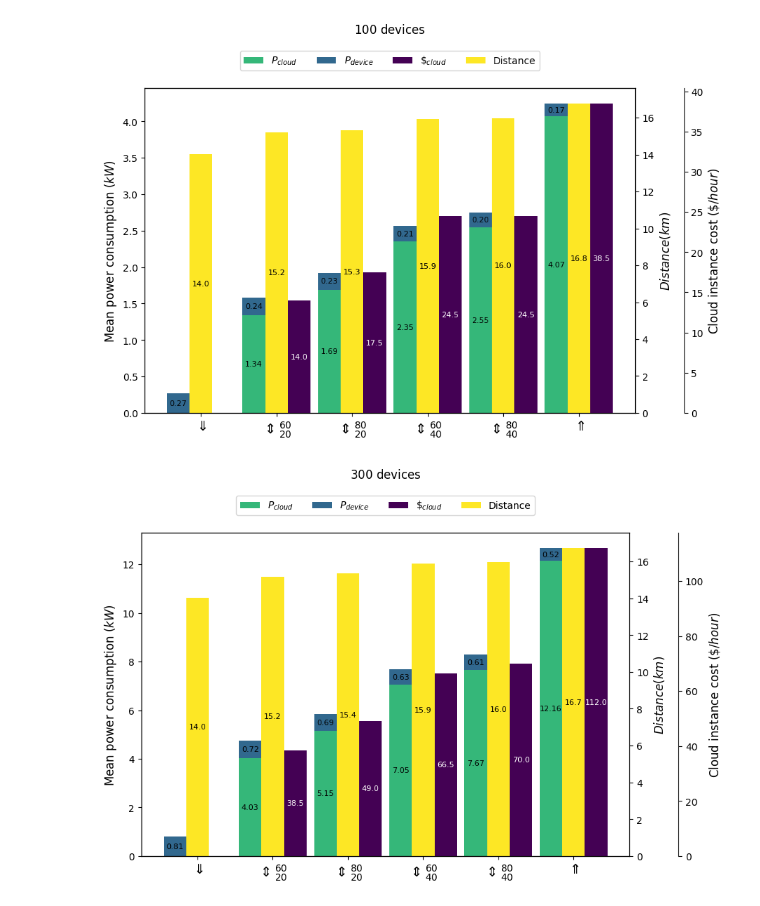
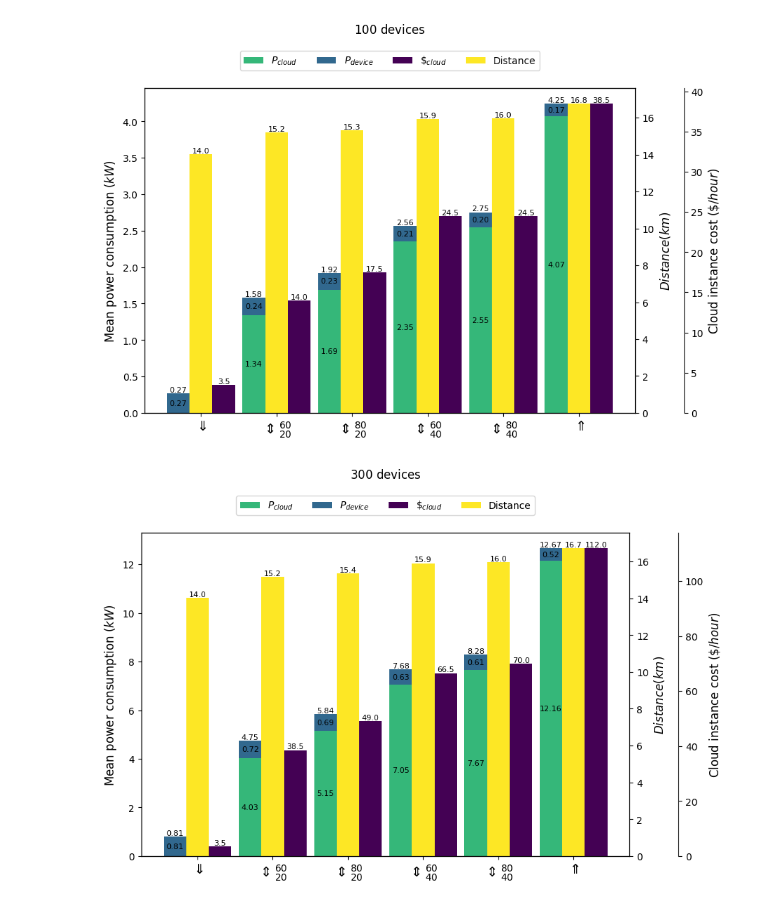
Before and after one commit to nicolasfara/pulvreakt-reconfiguration-evaluation, a Jupyter notebook: data-visualization/Data Visualization.ipynb, the cells around one changed output. Drawn from its saved outputs; the diff is of its cells as text; code cells hidden in the pictures.

Commit message:
fix: update charts

```diff
--- a/data-visualization/Data Visualization.ipynb
+++ b/data-visualization/Data Visualization.ipynb
@@ -186,6 +186,10 @@ def to_latex_label(labels):
                 out.append('$\\Updownarrow_{' + low + '}^{' + high + '}$')
     return out
 
+def remove_zeros(input):
+    res = input['instances'].to_numpy()
+    res[res == 0] = 1
+    return res
 
 from itertools import product
 
@@ -198,6 +202,9 @@ for comb in device_count_values:
 
     # Calculate instances supposing an m5.xlarge aws instance
     chart_data = chart_data.assign(instances=lambda x: np.ceil(x['cloudConsumption[sum]'] / tdp_server))
+    # Add at least a cloud instance
+    instances = chart_data['instances'].where(lambda x: x > 0, 1)
+    chart_data = chart_data.assign(instances=instances)
 
     raw_data = chart_data.sel({'device_count': comb }).sortby('instances')
     raw_errors = chart_errors.sel({'device_count': comb })
@@ -248,34 +255,35 @@ for comb in device_count_values:
     cost = cost_x.bar(x + 2 * bar_width, cost_values, width=bar_width, label=r'$\$_{cloud}$', color='#440154')
 
     for c in ax.containers:
         labels = [f'{h:0.2f}' if (h := v.get_height()) != 0 else '' for v in c ]
         ax.bar_label(c, labels=labels, label_type='center', fontsize=8)
-    distance_x.bar_label(dis, label_type='center', fmt='%.1f', fontsize=8)
+    ax.bar_label(ax.containers[-1], fmt='%.2f', fontsize=8) # default on top
+    distance_x.bar_label(dis, fmt='%.1f', fontsize=8)
     for c in cost_x.containers:
         labels = [f'{h:0.1f}' if (h := v.get_height()) != 0 else '' for v in c ]
-        cost_x.bar_label(c, labels=labels, label_type='center', fontsize=8, color='white')
+        cost_x.bar_label(c, labels=labels, fontsize=8, color='black')
 
     plt.xticks(x + bar_width, scenarios)
     cost_x.spines.right.set_position(("axes", 1.10))
 
     ax.set_ylabel(r'Mean power consumption ($kW)$', fontsize=12)
     cost_x.set_ylabel(r'Cloud instance cost ($\$/hour$)', fontsize=12)
     distance_x.set_ylabel('$Distance (km)$', fontsize=12)
 
     plt.title(f'${int(comb)}$ devices', loc='center', y=1.15)
 
     lines, _ = ax.get_legend_handles_labels()
     lines2, labels2 = cost_x.get_legend_handles_labels()
     lines3, labels3 = distance_x.get_legend_handles_labels()
     ax.legend().remove()
     cost_x.legend().remove()
     distance_x.legend(lines + lines2 + lines3, [r'$P_{cloud}$', r'$P_{device}$'] + labels2 + labels3, loc='upper center', ncol=4, bbox_to_anchor=(0.5, 1.13))
 
     os.makedirs(output_directory, exist_ok=True)
     file_name = f'/cloud_cost-device_consumption-cloud_consumption-distance-device={comb}.pdf'
     plt.savefig(output_directory + file_name, bbox_inches='tight')
 
     plt.show()
 # %% [output]
-[figure, old version]
+[figure, new version]
-[figure, old version]
+[figure, new version]
```
Also changed, not shown: parts of 2 cells of this notebook.
